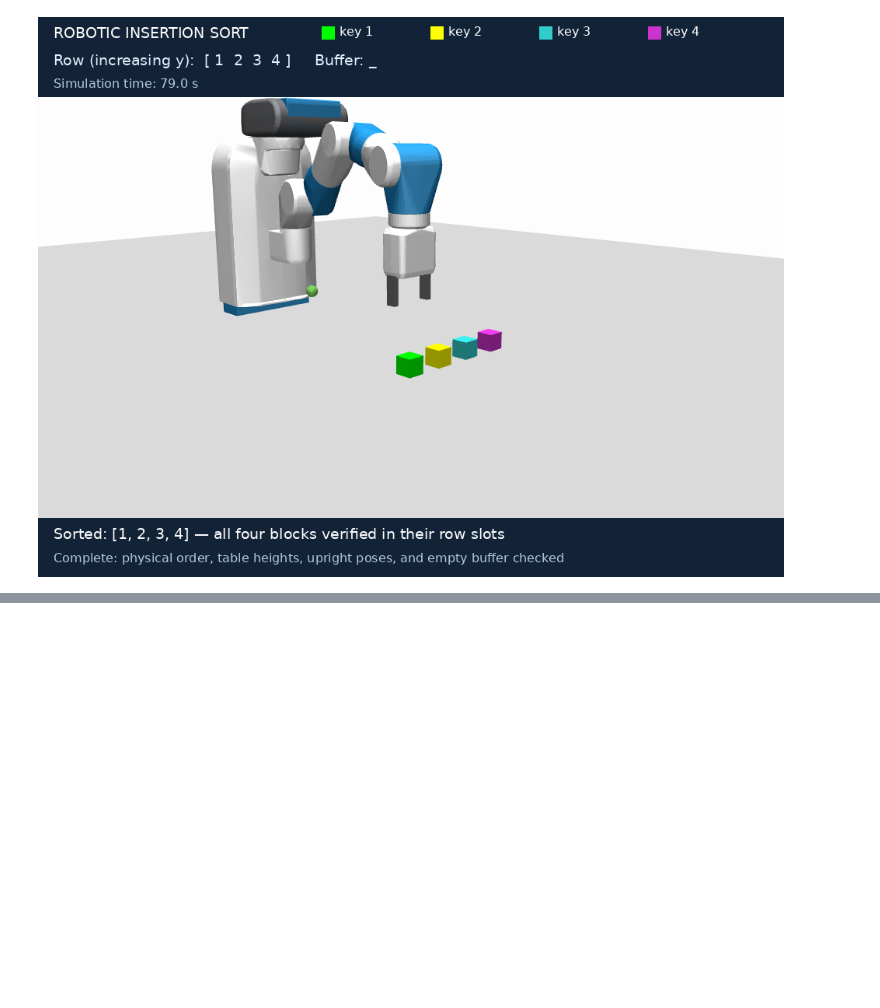
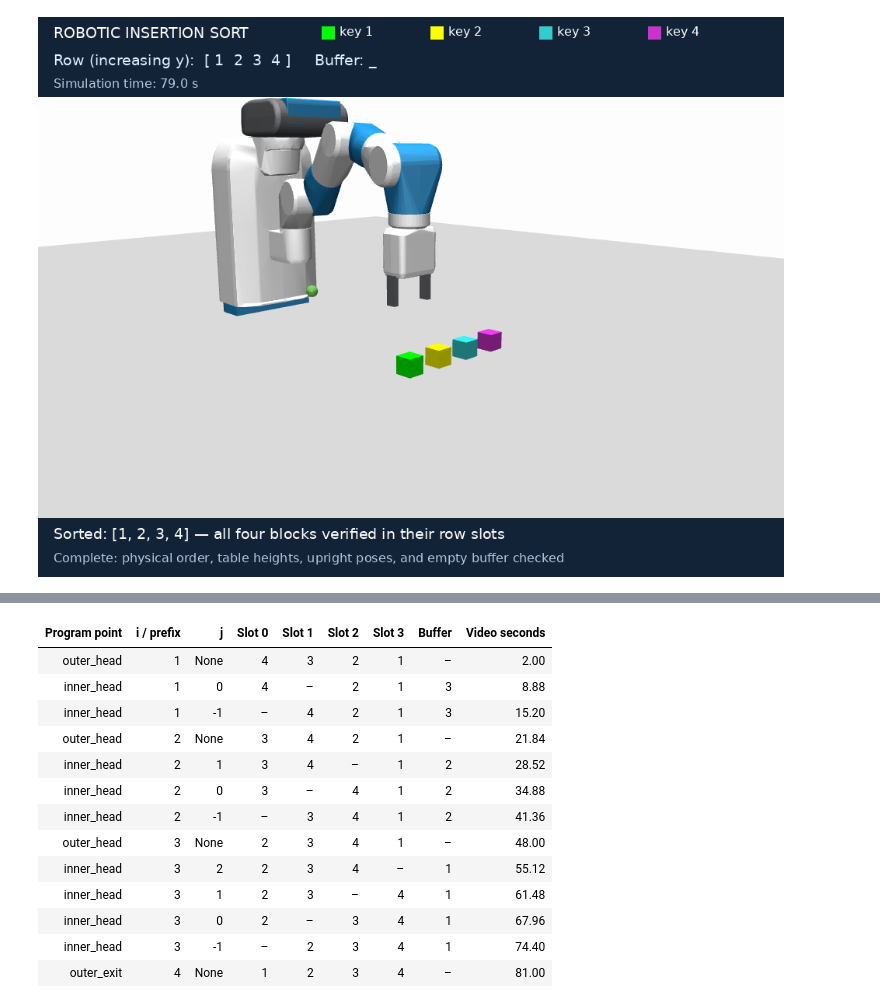
Before and after one commit to luoninz1/RoboVerify, a Jupyter notebook: roboverify/notebooks/robotic_insertion_sort.ipynb, the cells around one changed output, grey strips where cells are left out. Drawn from its saved outputs; the diff is of its cells as text; code cells hidden in the pictures; blank space fills up the shorter version.

```diff
--- a/roboverify/notebooks/robotic_insertion_sort.ipynb
+++ b/roboverify/notebooks/robotic_insertion_sort.ipynb
@@ -259,16 +230,21 @@ def insertion_sort_blocks(order, keys, slots, buffer_position, robot):
 # %%
 import json
+from dataclasses import asdict
+from synthesis.examples.robotic_sort_traces import PhysicalTraceRecorder, capture_simulator_state
 
 reset_initial_scene()
+experiment_baseline = capture_simulator_state(env)
 order = list(initial_order)
 robot = TableRobot(env, slot_positions, keys)
 recorder = SortVideo(env, keys, slot_positions, buffer_position, VIDEO_PATH,
                      width=IMAGE_WIDTH, height=IMAGE_HEIGHT, stride=2)
 robot.recorder = recorder
+demo_trace = PhysicalTraceRecorder(env, slot_positions, buffer_position, keys, initial_order,
+                                   robot, case_name="video_seed_42")
 
 try:
     recorder.pause(robot, seconds=2)
-    insertion_sort_blocks(order, keys, slot_positions, buffer_position, robot)
+    insertion_sort_blocks(order, keys, slot_positions, buffer_position, robot, observer=demo_trace)
 
     # Independently measure the final physical ordering instead of trusting order.
     physical_order = sorted(env.object_names, key=lambda name: block_position(env, name)[1])
@@ -317,6 +293,9 @@ print(f"Sorted {[keys[name] for name in initial_order]} -> {final_keys}")
 print(f"{len(robot.transfers)} physical transfers; {robot.steps} simulation steps")
 print(f"Largest slot-position error: {1000 * max_position_error:.2f} mm")
 print(f"Video: {VIDEO_PATH}")
+DEMO_TRACE_PATH = PROJECT_ROOT / "notebooks/robotic_insertion_sort_demo_trace.json"
+DEMO_TRACE_PATH.write_text(json.dumps([asdict(state) for state in demo_trace.snapshots], indent=2) + "\n")
+print(f"Captured {len(demo_trace.snapshots)} coherent loop-boundary snapshots.")
 # %% [output]
 i=1: save key 3 in buffer
 i=1: shift key 4 from slot 0 to 1
@@ -340,0 +330,31 @@ rerun all cells for a different ordering. Call `env.close()` when finished.
+# %%
+from html import escape
+from IPython.display import HTML, Markdown, display
+
+def show_table(headers, rows):
+    head = "".join(f"<th>{escape(str(value))}</th>" for value in headers)
+    body = "".join("<tr>" + "".join(f"<td>{escape(str(value))}</td>" for value in row) + "</tr>" for row in rows)
+    display(HTML(f"<table><thead><tr>{head}</tr></thead><tbody>{body}</tbody></table>"))
+
+demo_rows = []
+for state in demo_trace.snapshots:
+    occupancy = {location: state.key_map[name] for name, location in state.locations.items()}
+    demo_rows.append([state.program_point, state.i, state.j,
+                      *[occupancy.get(slot, "–") for slot in range(NUM_BLOCKS)],
+                      occupancy.get("buffer", "–"), f"{2 + state.step * env.dt:.2f}"])
+show_table(["Program point", "i / prefix", "j", "Slot 0", "Slot 1", "Slot 2", "Slot 3", "Buffer", "Video seconds"], demo_rows)
+# %% [output]
+| Program point | i / prefix | j | Slot 0 | Slot 1 | Slot 2 | Slot 3 | Buffer | Video seconds |
+| outer_head | 1 | None | 4 | 3 | 2 | 1 | – | 2.00 |
+| inner_head | 1 | 0 | 4 | – | 2 | 1 | 3 | 8.88 |
+| inner_head | 1 | -1 | – | 4 | 2 | 1 | 3 | 15.20 |
+| outer_head | 2 | None | 3 | 4 | 2 | 1 | – | 21.84 |
+| inner_head | 2 | 1 | 3 | 4 | – | 1 | 2 | 28.52 |
+| inner_head | 2 | 0 | 3 | – | 4 | 1 | 2 | 34.88 |
+| inner_head | 2 | -1 | – | 3 | 4 | 1 | 2 | 41.36 |
+| outer_head | 3 | None | 2 | 3 | 4 | 1 | – | 48.00 |
+| inner_head | 3 | 2 | 2 | 3 | 4 | – | 1 | 55.12 |
+| inner_head | 3 | 1 | 2 | 3 | – | 4 | 1 | 61.48 |
+| inner_head | 3 | 0 | 2 | – | 3 | 4 | 1 | 67.96 |
+| inner_head | 3 | -1 | – | 2 | 3 | 4 | 1 | 74.40 |
+| outer_exit | 4 | None | 1 | 2 | 3 | 4 | – | 81.00 |
```
Also changed, not shown: parts of 29 cells of this notebook, 18 other files.
